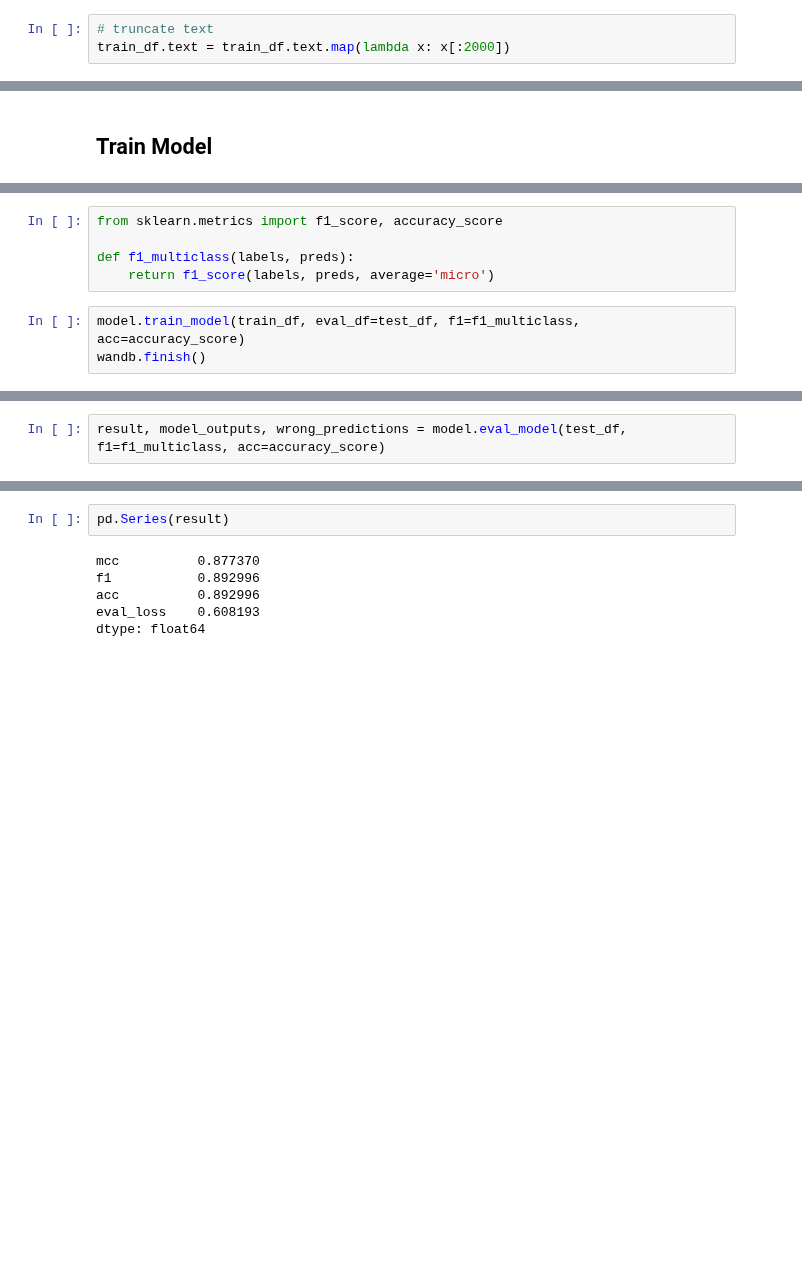
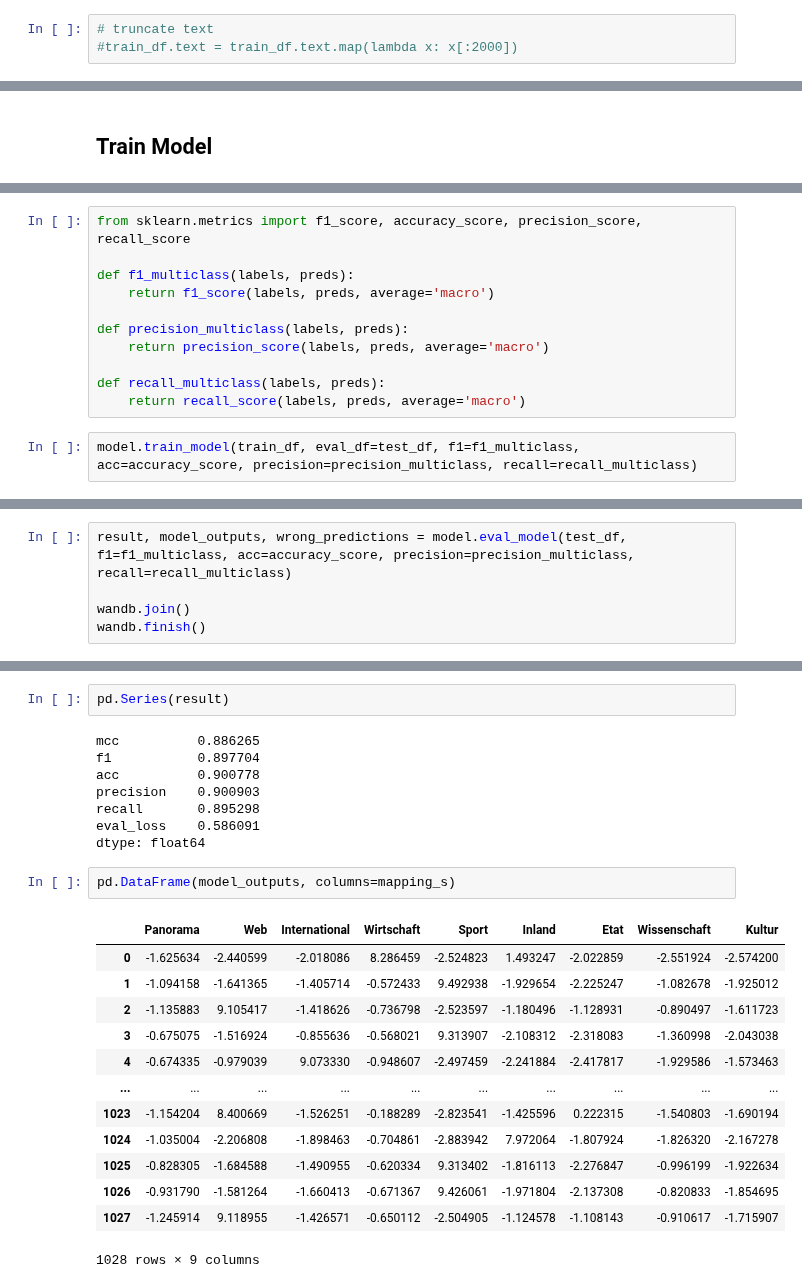
Before and after one commit to goerlitz/nlp-classification, a Jupyter notebook: notebooks/10kGNAD/colab/TextClassifierDistilbertGerman.ipynb, the cells around one changed output, grey strips where cells are left out. Saved outputs shown, nothing was run; the diff lists cells and outputs as text; blank space fills up the shorter version.

```diff
--- a/notebooks/10kGNAD/colab/TextClassifierDistilbertGerman.ipynb
+++ b/notebooks/10kGNAD/colab/TextClassifierDistilbertGerman.ipynb
@@ -118,7 +116,7 @@ mapping_s
 dtype: object
 # %%
 # truncate text
-train_df.text = train_df.text.map(lambda x: x[:2000])
+#train_df.text = train_df.text.map(lambda x: x[:2000])
 # %%
 train_df.labels.replace(mapping_s.values, mapping_s.index, inplace=True)
 display(train_df.head())
@@ -181,11 +179,16 @@ Some weights of the model checkpoint at distilbert-base-german-cased were not us
 Some weights of DistilBertForSequenceClassification were not initialized from the model checkpoint at distilbert-base-german-cased and are newly initialized: ['pre_classifier.weight', 'pre_classifier. ...
 You should probably TRAIN this model on a down-stream task to be able to use it for predictions and inference.
 # %%
-from sklearn.metrics import f1_score, accuracy_score
+from sklearn.metrics import f1_score, accuracy_score, precision_score, recall_score
 
 def f1_multiclass(labels, preds):
-    return f1_score(labels, preds, average='micro')
+    return f1_score(labels, preds, average='macro')
+
+def precision_multiclass(labels, preds):
+    return precision_score(labels, preds, average='macro')
+
+def recall_multiclass(labels, preds):
+    return recall_score(labels, preds, average='macro')
 # %%
-model.train_model(train_df, eval_df=test_df, f1=f1_multiclass, acc=accuracy_score)
-wandb.finish()
+model.train_model(train_df, eval_df=test_df, f1=f1_multiclass, acc=accuracy_score, precision=precision_multiclass, recall=recall_multiclass)
 # %% [output]
@@ -211,3 +219,6 @@ Run summary:
 # %%
-result, model_outputs, wrong_predictions = model.eval_model(test_df, f1=f1_multiclass, acc=accuracy_score)
+result, model_outputs, wrong_predictions = model.eval_model(test_df, f1=f1_multiclass, acc=accuracy_score, precision=precision_multiclass, recall=recall_multiclass)
+
+wandb.join()
+wandb.finish()
 # %% [output]
@@ -220,8 +267,26 @@ Run data is saved locally in /content/wandb/run-20210418_214933-1ea36lee
 # %%
 pd.Series(result)
 # %% [output]
-mcc          0.877370
-f1           0.892996
-acc          0.892996
-eval_loss    0.608193
+mcc          0.886265
+f1           0.897704
+acc          0.900778
+precision    0.900903
+recall       0.895298
+eval_loss    0.586091
 dtype: float64
+# %%
+pd.DataFrame(model_outputs, columns=mapping_s)
+# %% [output]
+|  | Panorama | Web | International | Wirtschaft | Sport | Inland | Etat | Wissenschaft | Kultur |
+| 0 | -1.625634 | -2.440599 | -2.018086 | 8.286459 | -2.524823 | 1.493247 | -2.022859 | -2.551924 | -2.574200 |
+| 1 | -1.094158 | -1.641365 | -1.405714 | -0.572433 | 9.492938 | -1.929654 | -2.225247 | -1.082678 | -1.925012 |
+| 2 | -1.135883 | 9.105417 | -1.418626 | -0.736798 | -2.523597 | -1.180496 | -1.128931 | -0.890497 | -1.611723 |
+| 3 | -0.675075 | -1.516924 | -0.855636 | -0.568021 | 9.313907 | -2.108312 | -2.318083 | -1.360998 | -2.043038 |
+| 4 | -0.674335 | -0.979039 | 9.073330 | -0.948607 | -2.497459 | -2.241884 | -2.417817 | -1.929586 | -1.573463 |
+| ... | ... | ... | ... | ... | ... | ... | ... | ... | ... |
+| 1023 | -1.154204 | 8.400669 | -1.526251 | -0.188289 | -2.823541 | -1.425596 | 0.222315 | -1.540803 | -1.690194 |
+| 1024 | -1.035004 | -2.206808 | -1.898463 | -0.704861 | -2.883942 | 7.972064 | -1.807924 | -1.826320 | -2.167278 |
+| 1025 | -0.828305 | -1.684588 | -1.490955 | -0.620334 | 9.313402 | -1.816113 | -2.276847 | -0.996199 | -1.922634 |
+| 1026 | -0.931790 | -1.581264 | -1.660413 | -0.671367 | 9.426061 | -1.971804 | -2.137308 | -0.820833 | -1.854695 |
+| 1027 | -1.245914 | 9.118955 | -1.426571 | -0.650112 | -2.504905 | -1.124578 | -1.108143 | -0.910617 | -1.715907 |
+1028 rows × 9 columns
```
Also changed, not shown: parts of 12 cells of this notebook.
